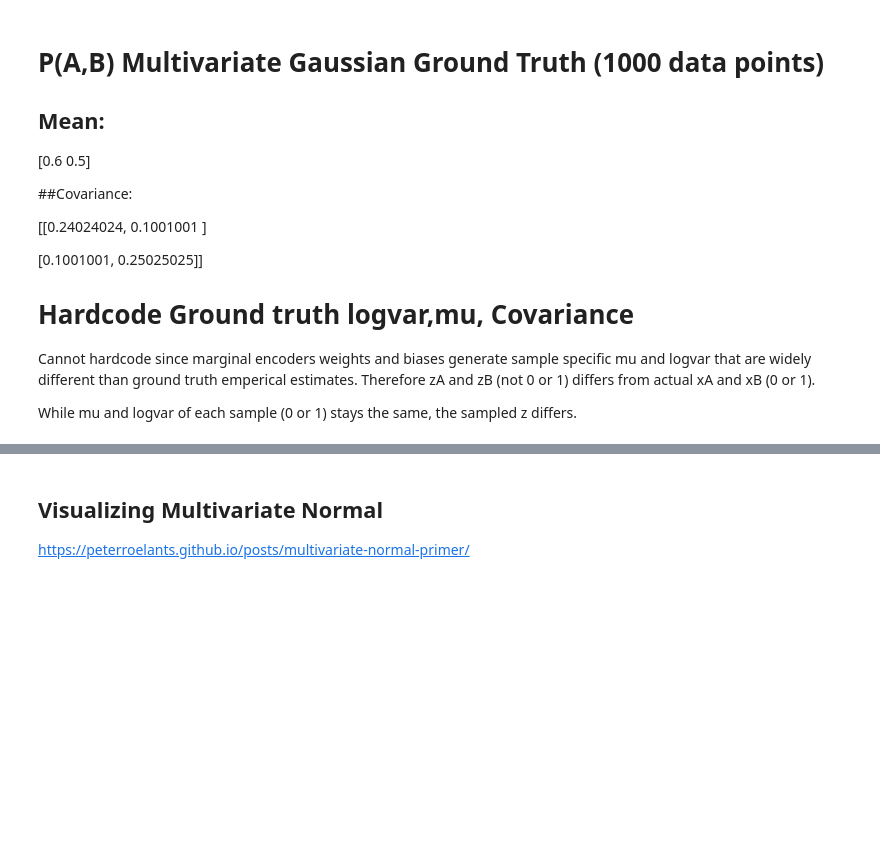
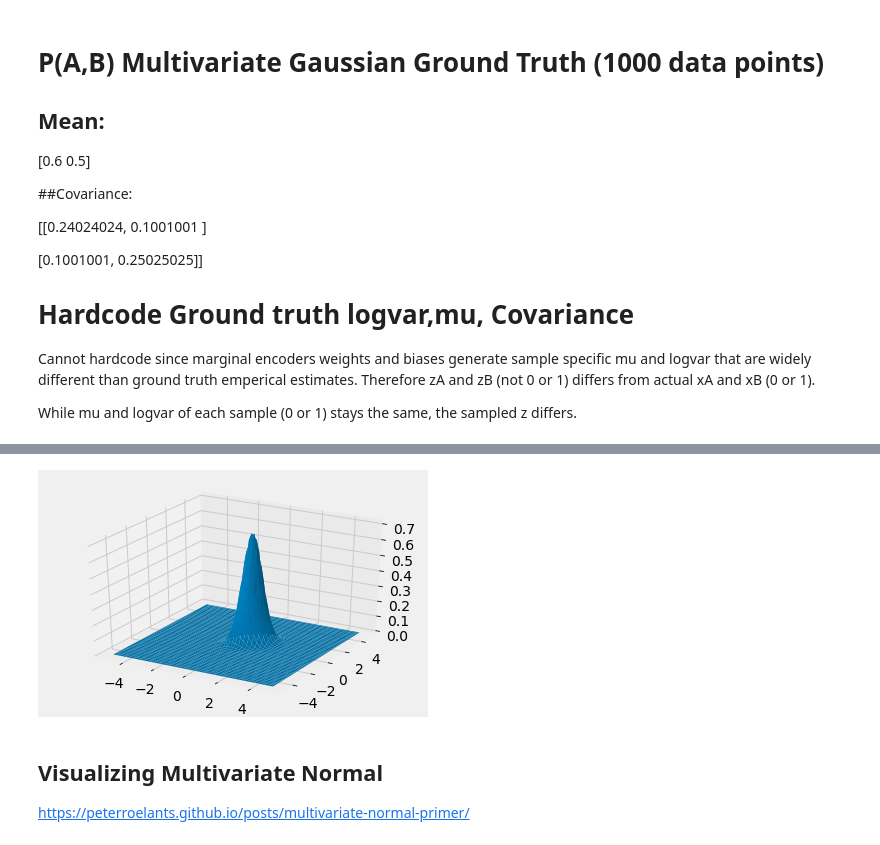
Before and after one commit to Kwanikaze/vpandas, a Jupyter notebook: MRF_VAE_binary_vars.ipynb, the cells around one changed output, grey strips where cells are left out. Cells and saved outputs as stored; diff of their text form; code cells hidden in the pictures; blank space fills up the shorter version.

```diff
--- a/MRF_VAE_binary_vars.ipynb
+++ b/MRF_VAE_binary_vars.ipynb
@@ -811,3 +858,21 @@ While mu and logvar of each sample (0 or 1) stays the same, the sampled z differ
+# %%
+from mpl_toolkits import mplot3d
+import matplotlib.pyplot as plt
+from scipy.stats import multivariate_normal
+x = np.linspace(-5, 5, 100)
+y = np.linspace(-5, 5, 100)
+X, Y = np.meshgrid(x, y)
+pos = np.dstack((X, Y))
+mu = np.array([0.6, 0.5])
+cov = np.array([[0.24024024, 0.1001001],[0.1001001, 0.25025025]])
+rv = multivariate_normal(mu, cov)
+Z = rv.pdf(pos)
+fig = plt.figure()
+ax = fig.add_subplot(111, projection='3d')
+ax.plot_surface(X, Y, Z)
+fig.show()
+# %% [output]
+[figure, added]
 # %%
 #VAE_MRF.eval()
 #hardcode = False
```
Also changed, not shown: parts of 20 cells of this notebook.
